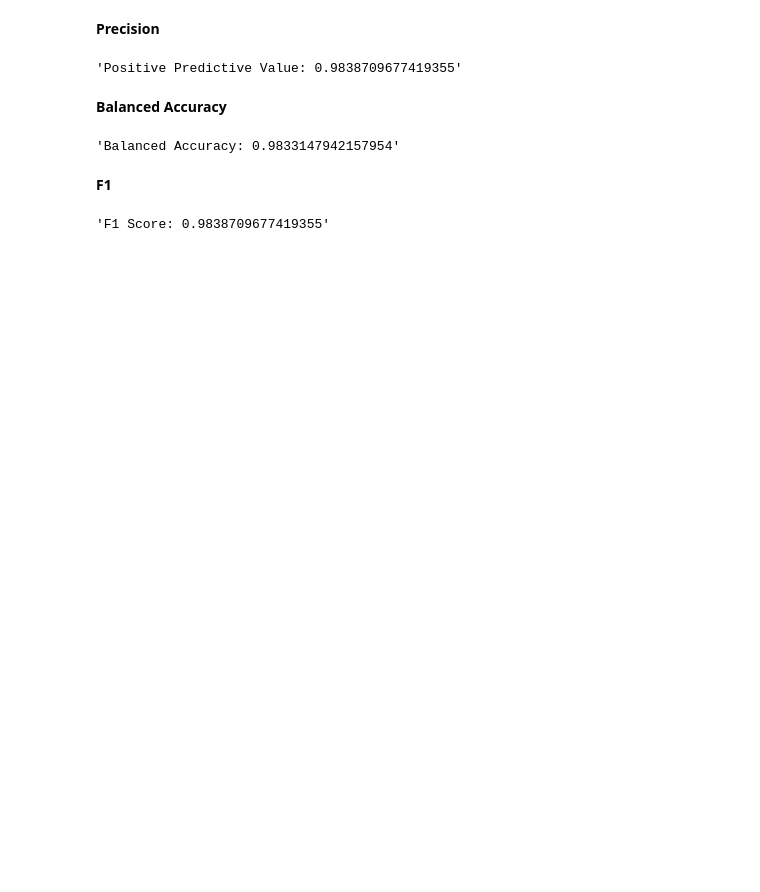
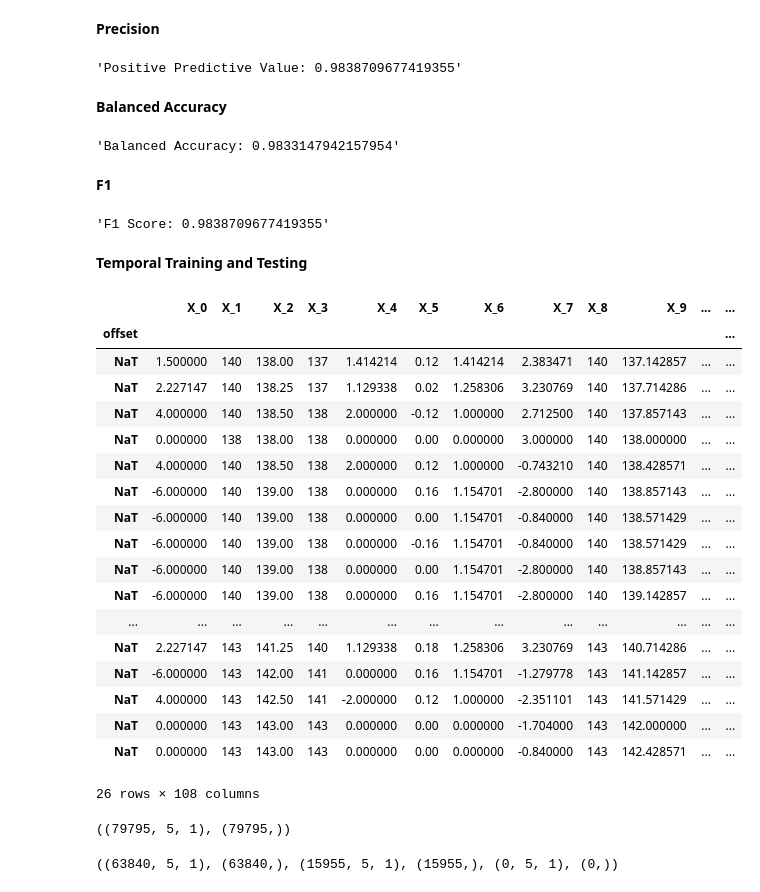
Before and after one commit to brotheramin/MachineLearning, a Jupyter notebook: SepsisMiniProject.ipynb, the cells around one changed output. Saved outputs shown, nothing was run; the diff lists cells and outputs as text; code cells hidden in the pictures; blank space fills up the shorter version.

```diff
--- a/SepsisMiniProject.ipynb
+++ b/SepsisMiniProject.ipynb
@@ -693,3 +693,5 @@ def f1(tn, fp, fn, tp):
 "F1 Score: {0}".format(f1(tn, fp, fn, tp))
 # %% [output]
 'F1 Score: 0.9838709677419355'
+# %% [markdown]
+**Temporal Training and Testing**
@@ -695,0 +702,23 @@ def f1(tn, fp, fn, tp):
+# %%
+df.index = pd.to_datetime(df['offset'], format='%M',errors='coerce')
+df[:26]
+# %% [output]
+|  | X_0 | X_1 | X_2 | X_3 | X_4 | X_5 | X_6 | X_7 | X_8 | X_9 | ... | ... |
+| offset |  |  |  |  |  |  |  |  |  |  |  | ... |
+| NaT | 1.500000 | 140 | 138.00 | 137 | 1.414214 | 0.12 | 1.414214 | 2.383471 | 140 | 137.142857 | ... | ... |
+| NaT | 2.227147 | 140 | 138.25 | 137 | 1.129338 | 0.02 | 1.258306 | 3.230769 | 140 | 137.714286 | ... | ... |
+| NaT | 4.000000 | 140 | 138.50 | 138 | 2.000000 | -0.12 | 1.000000 | 2.712500 | 140 | 137.857143 | ... | ... |
+| NaT | 0.000000 | 138 | 138.00 | 138 | 0.000000 | 0.00 | 0.000000 | 3.000000 | 140 | 138.000000 | ... | ... |
+| NaT | 4.000000 | 140 | 138.50 | 138 | 2.000000 | 0.12 | 1.000000 | -0.743210 | 140 | 138.428571 | ... | ... |
+| NaT | -6.000000 | 140 | 139.00 | 138 | 0.000000 | 0.16 | 1.154701 | -2.800000 | 140 | 138.857143 | ... | ... |
+| NaT | -6.000000 | 140 | 139.00 | 138 | 0.000000 | 0.00 | 1.154701 | -0.840000 | 140 | 138.571429 | ... | ... |
+| NaT | -6.000000 | 140 | 139.00 | 138 | 0.000000 | -0.16 | 1.154701 | -0.840000 | 140 | 138.571429 | ... | ... |
+| NaT | -6.000000 | 140 | 139.00 | 138 | 0.000000 | 0.00 | 1.154701 | -2.800000 | 140 | 138.857143 | ... | ... |
+| NaT | -6.000000 | 140 | 139.00 | 138 | 0.000000 | 0.16 | 1.154701 | -2.800000 | 140 | 139.142857 | ... | ... |
+| ... | ... | ... | ... | ... | ... | ... | ... | ... | ... | ... | ... | ... |
+| NaT | 2.227147 | 143 | 141.25 | 140 | 1.129338 | 0.18 | 1.258306 | 3.230769 | 143 | 140.714286 | ... | ... |
+| NaT | -6.000000 | 143 | 142.00 | 141 | 0.000000 | 0.16 | 1.154701 | -1.279778 | 143 | 141.142857 | ... | ... |
+| NaT | 4.000000 | 143 | 142.50 | 141 | -2.000000 | 0.12 | 1.000000 | -2.351101 | 143 | 141.571429 | ... | ... |
+| NaT | 0.000000 | 143 | 143.00 | 143 | 0.000000 | 0.00 | 0.000000 | -1.704000 | 143 | 142.000000 | ... | ... |
+| NaT | 0.000000 | 143 | 143.00 | 143 | 0.000000 | 0.00 | 0.000000 | -0.840000 | 143 | 142.428571 | ... | ... |
+26 rows × 108 columns
@@ -695,0 +739,13 @@ def f1(tn, fp, fn, tp):
+# %%
+WINDOW_SIZE = 5
+X1, y1 = df_to_X_y(offset, WINDOW_SIZE)
+X1.shape, y1.shape
+# %% [output]
+((79795, 5, 1), (79795,))
+# %%
+X_train1, y_train1 = X1[:63840], y1[:63840]
+X_val1, y_val1 = X1[63840:79795], y1[63840:79795]
+X_test1, y_test1 = X1[79795:], y1[79795:]
+X_train1.shape, y_train1.shape, X_val1.shape, y_val1.shape, X_test1.shape, y_test1.shape
+# %% [output]
+((63840, 5, 1), (63840,), (15955, 5, 1), (15955,), (0, 5, 1), (0,))
```
Also changed, not shown: parts of 21 cells of this notebook.
